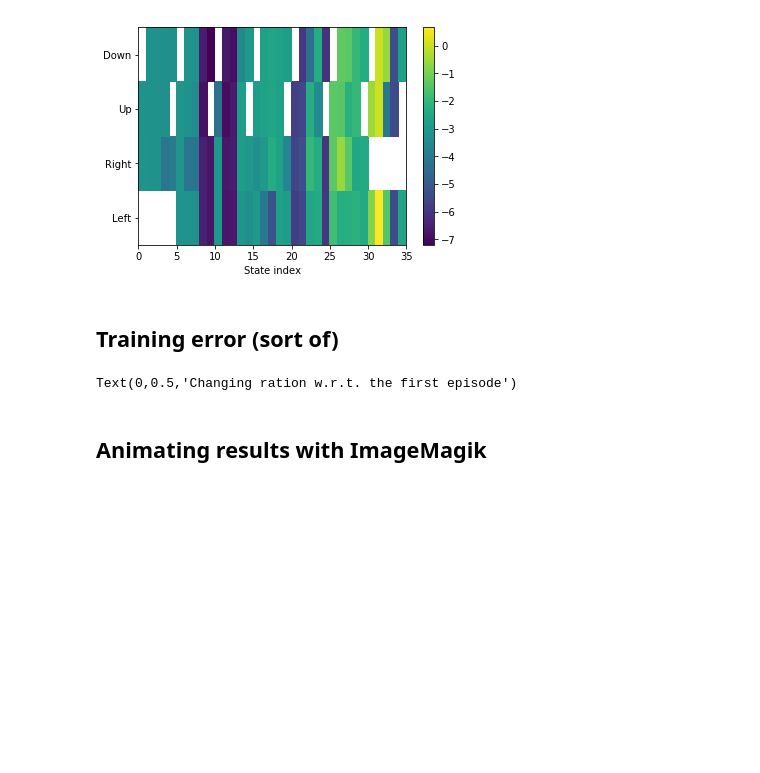
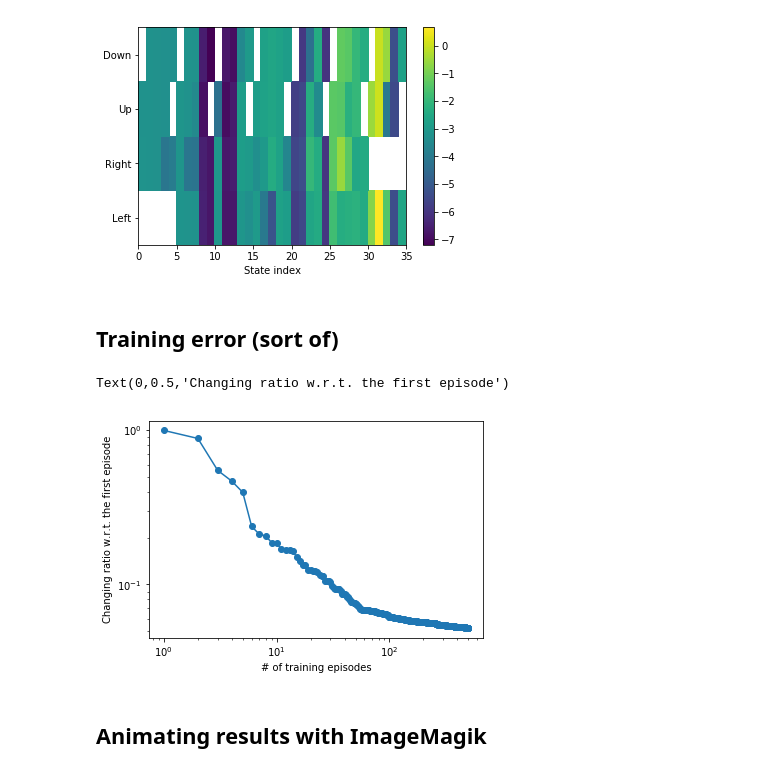
Before and after one commit to gswelter/qlearn-simple-maze, a Jupyter notebook: qlearn_game.ipynb, the cells around one changed output. Cells and saved outputs as stored; diff of their text form; code cells hidden in the pictures; blank space fills up the shorter version.

```diff
--- a/qlearn_game.ipynb
+++ b/qlearn_game.ipynb
@@ -76,9 +76,10 @@ plt.colorbar()
 # %%
 plt.loglog(np.arange(agent.n_episodes)+1, agent.err_q, '-o')
 plt.xlabel('# of training episodes')
-plt.ylabel('Changing ration w.r.t. the first episode')
+plt.ylabel('Changing ratio w.r.t. the first episode')
 # %% [output]
-Text(0,0.5,'Changing ration w.r.t. the first episode')
+Text(0,0.5,'Changing ratio w.r.t. the first episode')
+[figure, added]
 # %% [markdown]
 ## Animating results with ImageMagik
 # %%
```
Also changed, not shown: 2 other files.
